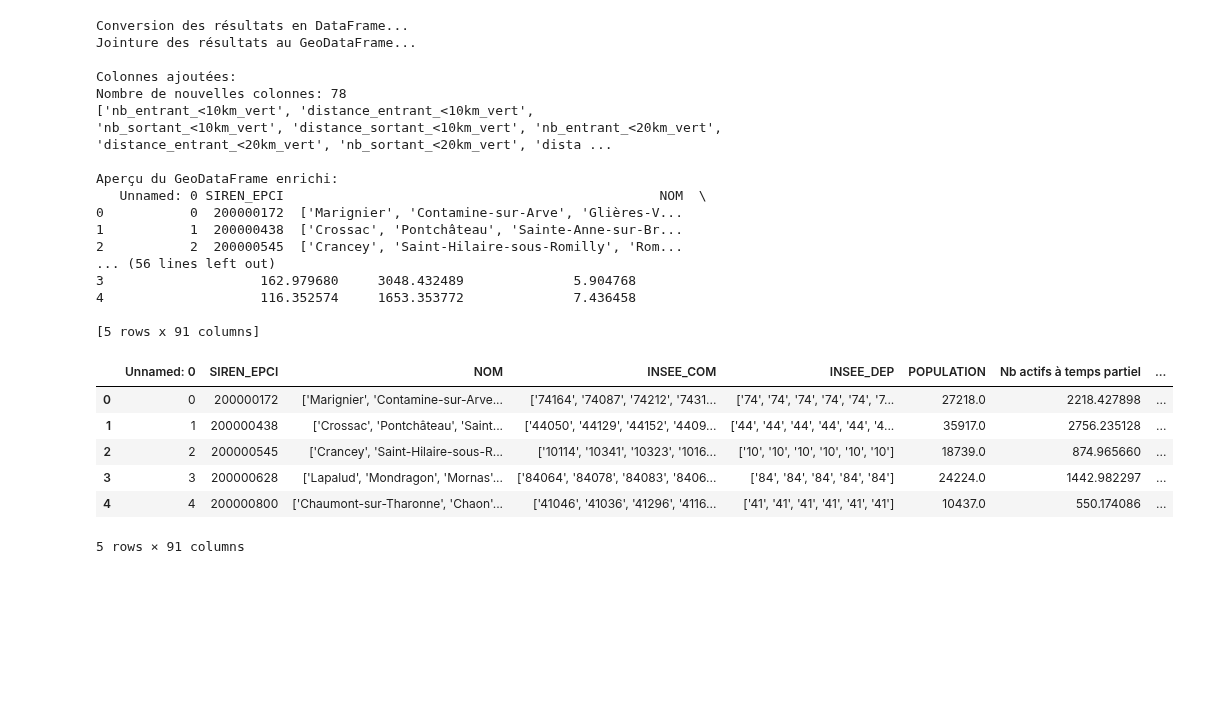
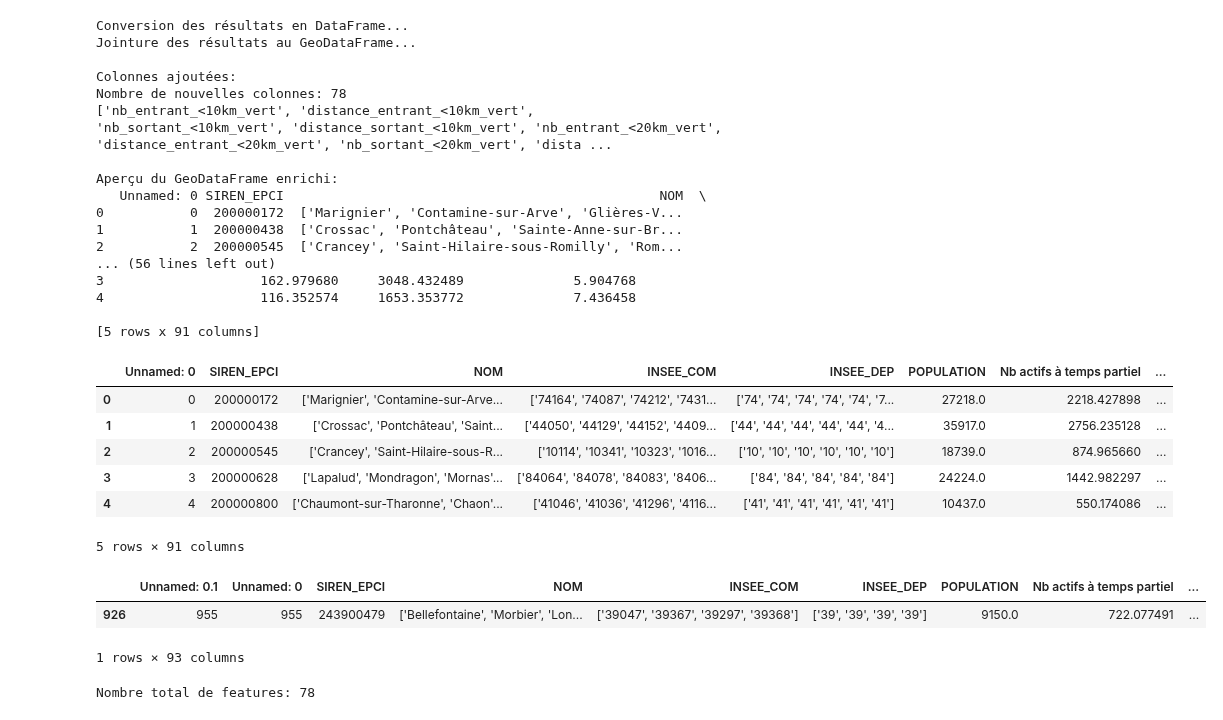
Before and after one commit to Qntouille/statapp, a Jupyter notebook: stat_desc_mobpro2.ipynb, the cells around one changed output. Drawn from its saved outputs; the diff is of its cells as text; code cells hidden in the pictures; blank space fills up the shorter version.

```diff
--- a/stat_desc_mobpro2.ipynb
+++ b/stat_desc_mobpro2.ipynb
@@ -311,4 +314,62 @@ gdf_epci_metropole_enrichi.head()
 | 3 | 3 | 200000628 | ['Lapalud', 'Mondragon', 'Mornas'... | ['84064', '84078', '84083', '8406... | ['84', '84', '84', '84', '84'] | 24224.0 | 1442.982297 | ... |
 | 4 | 4 | 200000800 | ['Chaumont-sur-Tharonne', 'Chaon'... | ['41046', '41036', '41296', '4116... | ['41', '41', '41', '41', '41', '41'] | 10437.0 | 550.174086 | ... |
 5 rows × 91 columns
+# %%
+epci_features.sample()
+# %% [output]
+|  | Unnamed: 0.1 | Unnamed: 0 | SIREN_EPCI | NOM | INSEE_COM | INSEE_DEP | POPULATION | Nb actifs à temps partiel | ... |
+| 926 | 955 | 955 | 243900479 | ['Bellefontaine', 'Morbier', 'Lon... | ['39047', '39367', '39297', '39368'] | ['39', '39', '39', '39'] | 9150.0 | 722.077491 | ... |
+1 rows × 93 columns
+# %%
+features = [
+    # Variables pour le mode "rouge"
+    "nb_entrant_<10km_rouge", "distance_entrant_<10km_rouge",
+    "nb_sortant_<10km_rouge", "distance_sortant_<10km_rouge",
+    "nb_entrant_<20km_rouge", "distance_entrant_<20km_rouge",
+    "nb_sortant_<20km_rouge", "distance_sortant_<20km_rouge",
+    "nb_entrant_<30km_rouge", "distance_entrant_<30km_rouge",
+    "nb_sortant_<30km_rouge", "distance_sortant_<30km_rouge",
+    "nb_entrant_<40km_rouge", "distance_entrant_<40km_rouge",
+    "nb_sortant_<40km_rouge", "distance_sortant_<40km_rouge",
+    "nb_entrant_<50km_rouge", "distance_entrant_<50km_rouge",
+    "nb_sortant_<50km_rouge", "distance_sortant_<50km_rouge",
+    "nb_entrant_>50km_rouge", "distance_entrant_>50km_rouge",
+    "nb_sortant_>50km_rouge", "distance_sortant_>50km_rouge",
+    "nb_intra_rouge", "distance_intra_rouge",
+
+    # Variables pour le mode "jaune"
+    "nb_entrant_<10km_jaune", "distance_entrant_<10km_jaune",
+    "nb_sortant_<10km_jaune", "distance_sortant_<10km_jaune",
+    "nb_entrant_<20km_jaune", "distance_entrant_<20km_jaune",
+    "nb_sortant_<20km_jaune", "distance_sortant_<20km_jaune",
+    "nb_entrant_<30km_jaune", "distance_entrant_<30km_jaune",
+    "nb_sortant_<30km_jaune", "distance_sortant_<30km_jaune",
+    "nb_entrant_<40km_jaune", "distance_entrant_<40km_jaune",
+    "nb_sortant_<40km_jaune", "distance_sortant_<40km_jaune",
+    "nb_entrant_<50km_jaune", "distance_entrant_<50km_jaune",
+    "nb_sortant_<50km_jaune", "distance_sortant_<50km_jaune",
+    "nb_entrant_>50km_jaune", "distance_entrant_>50km_jaune",
+    "nb_sortant_>50km_jaune", "distance_sortant_>50km_jaune",
+    "nb_intra_jaune", "distance_intra_jaune",
+
+    # Variables pour le mode "vert"
+    "nb_entrant_<10km_vert", "distance_entrant_<10km_vert",
+    "nb_sortant_<10km_vert", "distance_sortant_<10km_vert",
+    "nb_entrant_<20km_vert", "distance_entrant_<20km_vert",
+    "nb_sortant_<20km_vert", "distance_sortant_<20km_vert",
+    "nb_entrant_<30km_vert", "distance_entrant_<30km_vert",
+    "nb_sortant_<30km_vert", "distance_sortant_<30km_vert",
+    "nb_entrant_<40km_vert", "distance_entrant_<40km_vert",
+    "nb_sortant_<40km_vert", "distance_sortant_<40km_vert",
+    "nb_entrant_<50km_vert", "distance_entrant_<50km_vert",
+    "nb_sortant_<50km_vert", "distance_sortant_<50km_vert",
+    "nb_entrant_>50km_vert", "distance_entrant_>50km_vert",
+    "nb_sortant_>50km_vert", "distance_sortant_>50km_vert",
+    "nb_intra_vert", "distance_intra_vert"
+]
+
+# Pour voir le nombre total de features
+print(f"Nombre total de features: {len(features)}")
+# %% [output]
+Nombre total de features: 78
 # %%
```
Also changed, not shown: parts of 7 cells of this notebook, 1 other file.
